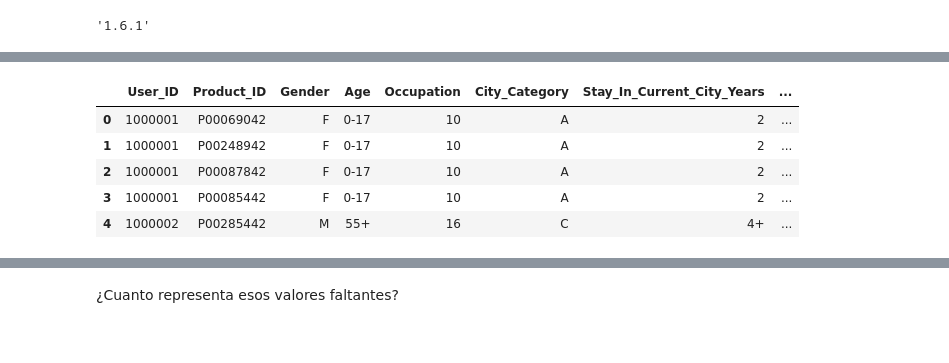
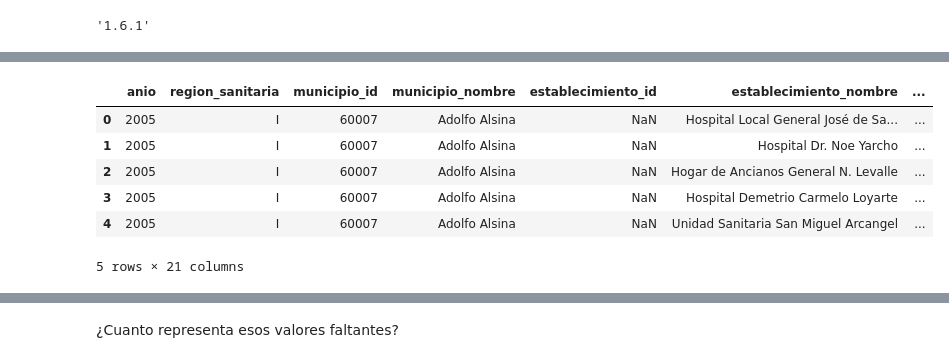
Before and after one commit to valentinafalco/ProyectoFinal-DS-YPF, a Jupyter notebook: 2da PreEntrega/rendimientos_hospitalarios.ipynb, the cells around one changed output, grey strips where cells are left out. Cells and saved outputs as stored; diff of their text form; code cells hidden in the pictures.

Commit message:
Actualizo la notebook con los primeros análisis de los datos

```diff
--- a/2da PreEntrega/rendimientos_hospitalarios.ipynb
+++ b/2da PreEntrega/rendimientos_hospitalarios.ipynb
@@ -29,0 +16,15 @@ blackfriday = pd.read_csv('https://raw.githubusercontent.com/micaelakorol21/data
+# %%
+url = 'https://raw.githubusercontent.com/valentinafalco/ProyectoFinal-DS-YPF/main/2da%20PreEntrega/rendimientos-hospitalarios_2005-2022.csv'
+
+#AL LEER EL ARCHIVO ENCONTRAMOS QUE LA LINEA 988 TIENE UNA CANTIDAD INCONSISTENTE DE DATOS, UNA DE LAS COLUMNAS TIENE UN DELIMITADOR ERRONEO
+# SOLUCION:
+# sep=';'o sep='\t': El código ahora incluye otros delimitadores como ';'.
+# on_bad_lines='skip'Este argumento indica al analizador que omita las líneas que causan errores durante el análisis. Es útil para gestionar situaciones en las que algunas líneas tienen formatos inesperados y no se desea que detengan todo el proceso de carga .
+
+rendimientos_hospitalarios = pd.read_csv(url, sep=';', on_bad_lines='skip')
+
+# Alternatively, specify the 'error_bad_lines=False' to skip problematic lines
+# rendimientos_hospitalarios = pd.read_csv(url, error_bad_lines=False)
+
+# Inspect the data after loading to identify and address the specific issue
+rendimientos_hospitalarios.head()
@@ -30,9 +39,10 @@ blackfriday = pd.read_csv('https://raw.githubusercontent.com/micaelakorol21/data
 # %%
-blackfriday.head()
+rendimientos_hospitalarios.head()
 # %% [output]
-|  | User_ID | Product_ID | Gender | Age | Occupation | City_Category | Stay_In_Current_City_Years | ... |
-| 0 | 1000001 | P00069042 | F | 0-17 | 10 | A | 2 | ... |
-| 1 | 1000001 | P00248942 | F | 0-17 | 10 | A | 2 | ... |
-| 2 | 1000001 | P00087842 | F | 0-17 | 10 | A | 2 | ... |
-| 3 | 1000001 | P00085442 | F | 0-17 | 10 | A | 2 | ... |
-| 4 | 1000002 | P00285442 | M | 55+ | 16 | C | 4+ | ... |
+|  | anio | region_sanitaria | municipio_id | municipio_nombre | establecimiento_id | establecimiento_nombre | ... |
+| 0 | 2005 | I | 60007 | Adolfo Alsina | NaN | Hospital Local General José de Sa... | ... |
+| 1 | 2005 | I | 60007 | Adolfo Alsina | NaN | Hospital Dr. Noe Yarcho | ... |
+| 2 | 2005 | I | 60007 | Adolfo Alsina | NaN | Hogar de Ancianos General N. Levalle | ... |
+| 3 | 2005 | I | 60007 | Adolfo Alsina | NaN | Hospital Demetrio Carmelo Loyarte | ... |
+| 4 | 2005 | I | 60007 | Adolfo Alsina | NaN | Unidad Sanitaria San Miguel Arcangel | ... |
+5 rows × 21 columns
```
Also changed, not shown: parts of 10 cells of this notebook.
